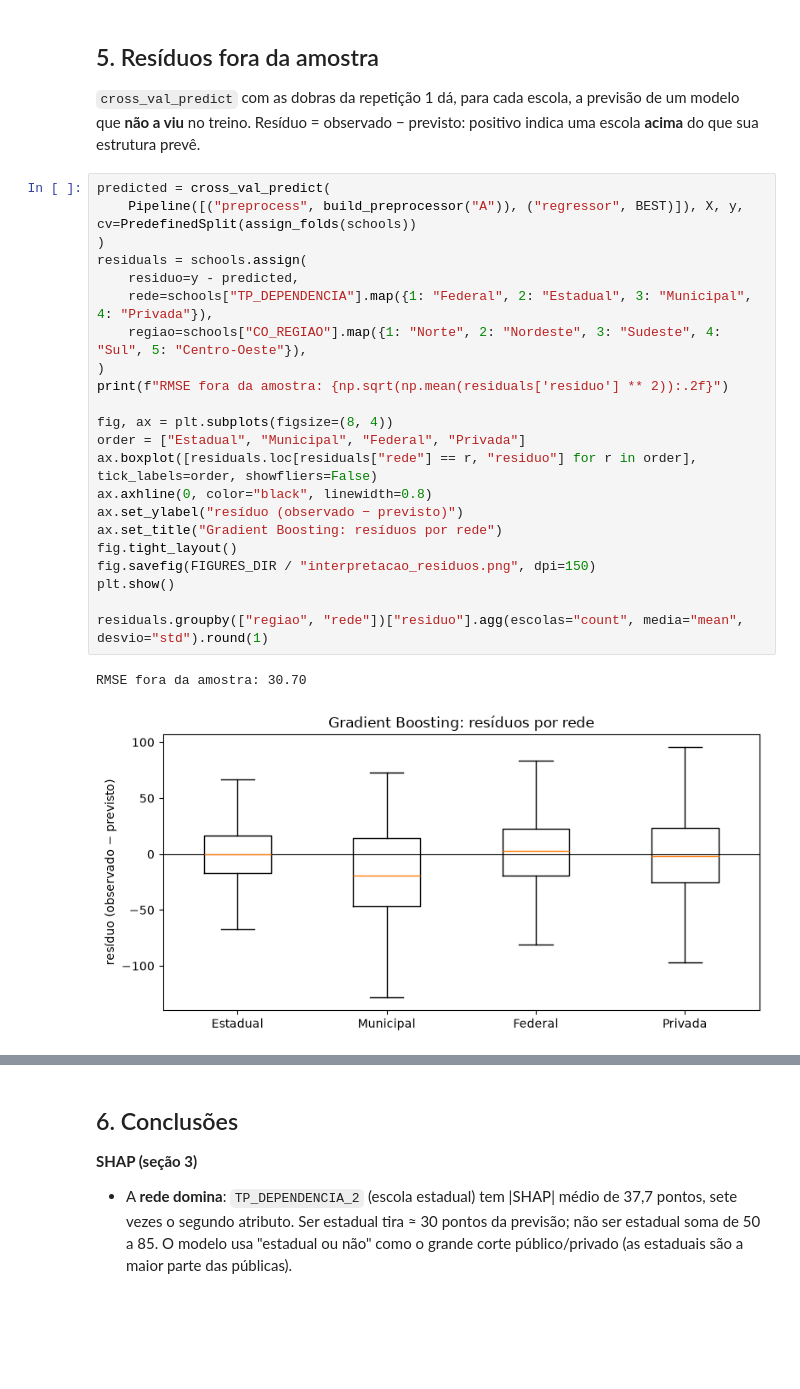
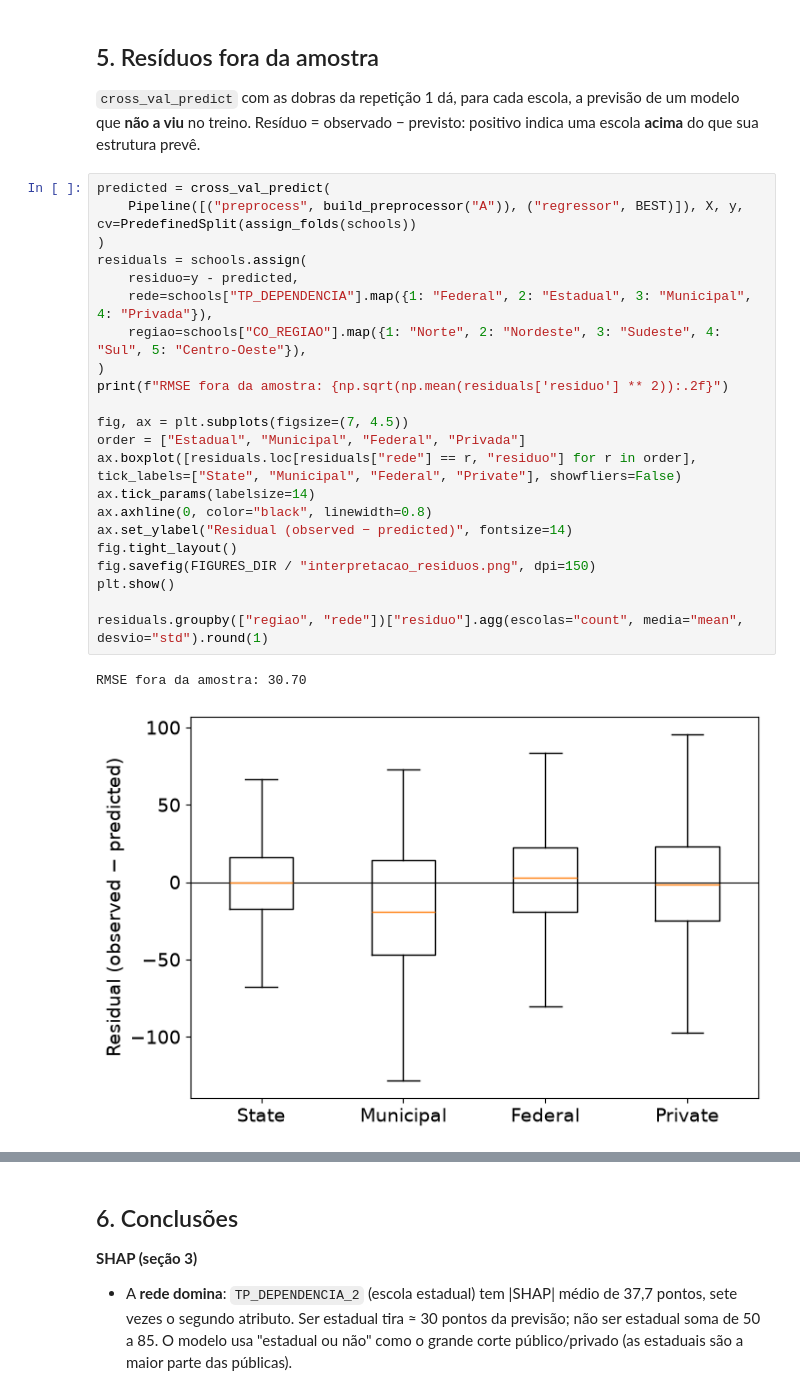
Before and after one commit to emersonheto/enem-school-performance, a Jupyter notebook: notebooks/04_interpretacao.ipynb, the cells around one changed output, grey strips where cells are left out. Cells and saved outputs as stored; diff of their text form; blank space fills up the shorter version.

```diff
--- a/notebooks/04_interpretacao.ipynb
+++ b/notebooks/04_interpretacao.ipynb
@@ -178,28 +178,28 @@ variants.pivot_table(index="variante", columns="algoritmo", values=["rmse", "r2"
 # %%
 predicted = cross_val_predict(
     Pipeline([("preprocess", build_preprocessor("A")), ("regressor", BEST)]), X, y, cv=PredefinedSplit(assign_folds(schools))
 )
 residuals = schools.assign(
     residuo=y - predicted,
     rede=schools["TP_DEPENDENCIA"].map({1: "Federal", 2: "Estadual", 3: "Municipal", 4: "Privada"}),
     regiao=schools["CO_REGIAO"].map({1: "Norte", 2: "Nordeste", 3: "Sudeste", 4: "Sul", 5: "Centro-Oeste"}),
 )
 print(f"RMSE fora da amostra: {np.sqrt(np.mean(residuals['residuo'] ** 2)):.2f}")
 
-fig, ax = plt.subplots(figsize=(8, 4))
+fig, ax = plt.subplots(figsize=(7, 4.5))
 order = ["Estadual", "Municipal", "Federal", "Privada"]
-ax.boxplot([residuals.loc[residuals["rede"] == r, "residuo"] for r in order], tick_labels=order, showfliers=False)
+ax.boxplot([residuals.loc[residuals["rede"] == r, "residuo"] for r in order], tick_labels=["State", "Municipal", "Federal", "Private"], showfliers=False)
+ax.tick_params(labelsize=14)
 ax.axhline(0, color="black", linewidth=0.8)
-ax.set_ylabel("resíduo (observado − previsto)")
-ax.set_title("Gradient Boosting: resíduos por rede")
+ax.set_ylabel("Residual (observed − predicted)", fontsize=14)
 fig.tight_layout()
 fig.savefig(FIGURES_DIR / "interpretacao_residuos.png", dpi=150)
 plt.show()
 
 residuals.groupby(["regiao", "rede"])["residuo"].agg(escolas="count", media="mean", desvio="std").round(1)
 # %% [output]
 RMSE fora da amostra: 30.70
-[figure, old version]
+[figure, new version]
 |  |  | escolas | media | desvio |
 | regiao | rede |  |  |  |
 | Centro-Oeste | Estadual | 1339 | 2.0 | 28.2 |
```
Also changed, not shown: parts of 1 cell of this notebook, 7 other files.
